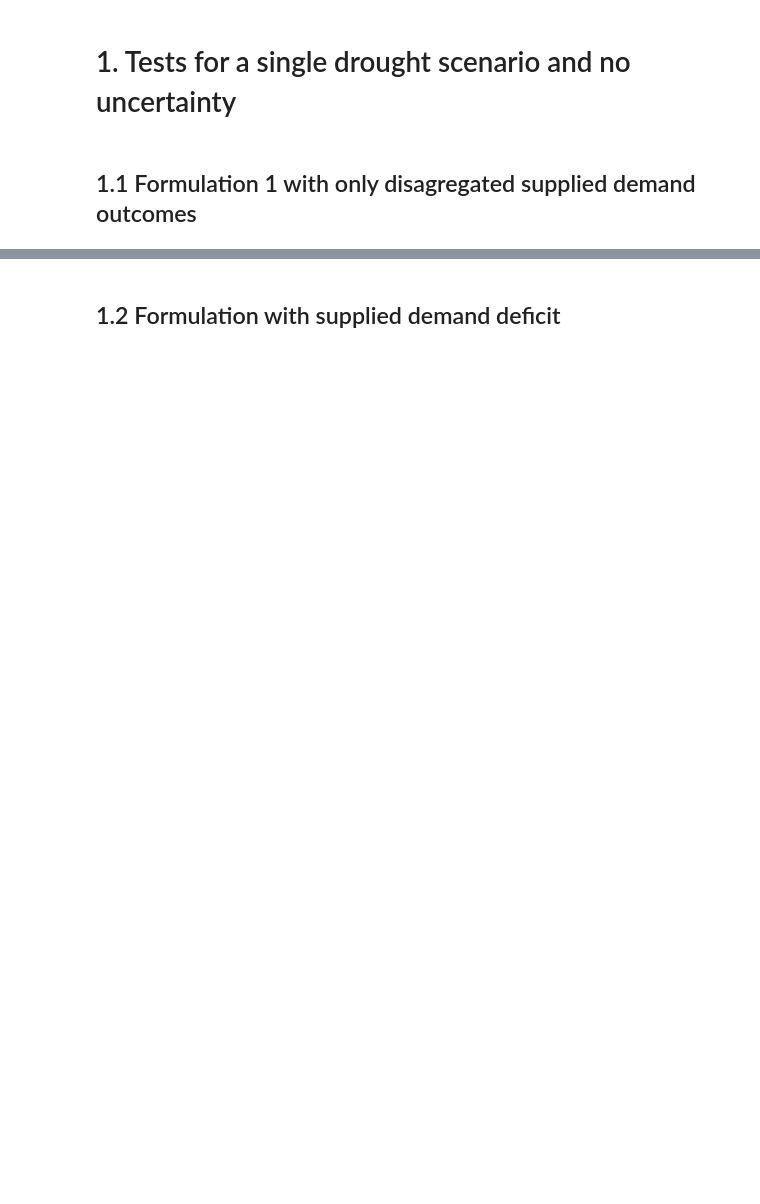
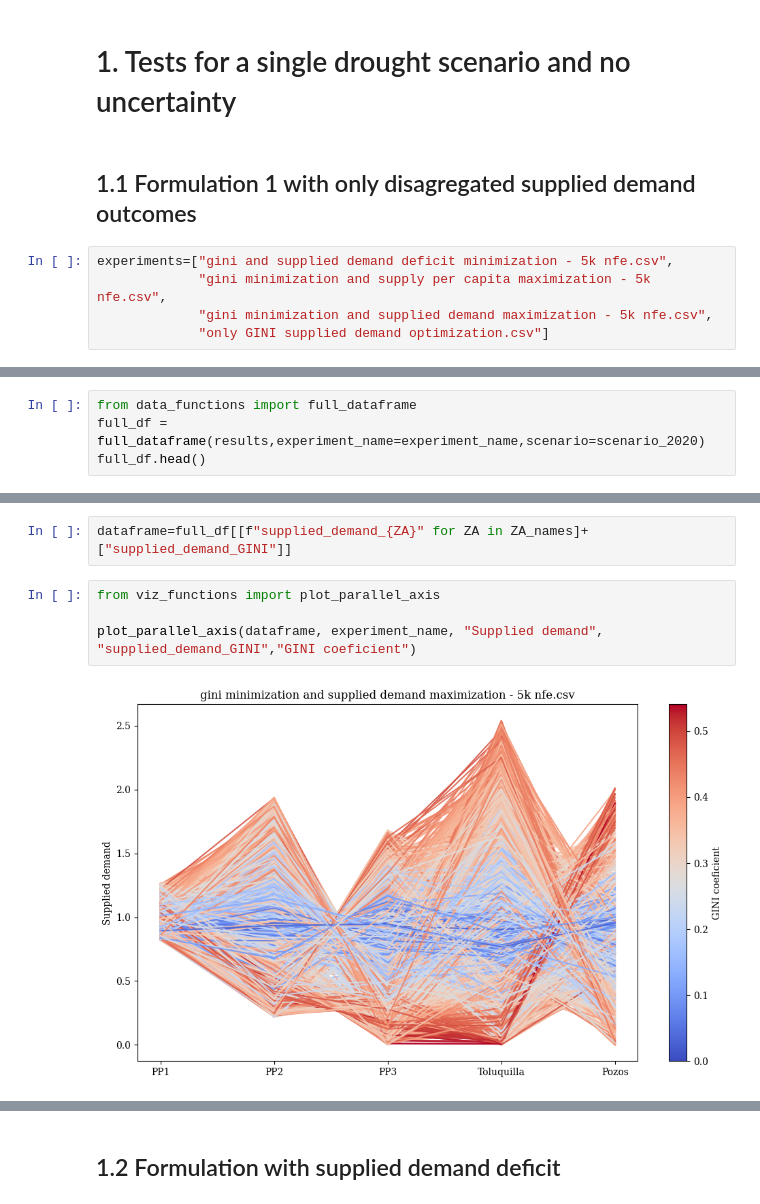
Before and after one commit to arielgoldin/GDL_Aquapheric_Policies, a Jupyter notebook: AMG_experimentation.ipynb, the cells around one changed output, grey strips where cells are left out. Saved outputs shown, nothing was run; the diff lists cells and outputs as text; blank space fills up the shorter version.

Commit message:
setup for experimentation

```diff
--- a/AMG_experimentation.ipynb
+++ b/AMG_experimentation.ipynb
@@ -38,6 +40,11 @@ print(outcomes)
 # 1. Tests for a single drought scenario and no uncertainty
 # %% [markdown]
 ## 1.1 Formulation 1 with only disagregated supplied demand outcomes
+# %%
+experiments=["gini and supplied demand deficit minimization - 5k nfe.csv",
+             "gini minimization and supply per capita maximization - 5k nfe.csv",
+             "gini minimization and supplied demand maximization - 5k nfe.csv",
+             "only GINI supplied demand optimization.csv"]
 # %%
 from AMG_function import AMG_model_function
 
@@ -127,0 +132,4 @@ results.head(10)
+# %%
+from data_functions import full_dataframe
+full_df = full_dataframe(results,experiment_name=experiment_name,scenario=scenario_2020)
+full_df.head()
@@ -127,0 +144,8 @@ results.head(10)
+# %%
+dataframe=full_df[[f"supplied_demand_{ZA}" for ZA in ZA_names]+["supplied_demand_GINI"]]
+# %%
+from viz_functions import plot_parallel_axis
+
+plot_parallel_axis(dataframe, experiment_name, "Supplied demand", "supplied_demand_GINI","GINI coeficient")
+# %% [output]
+[figure, added]
```
Also changed, not shown: parts of 24 cells of this notebook, 41 other files.
